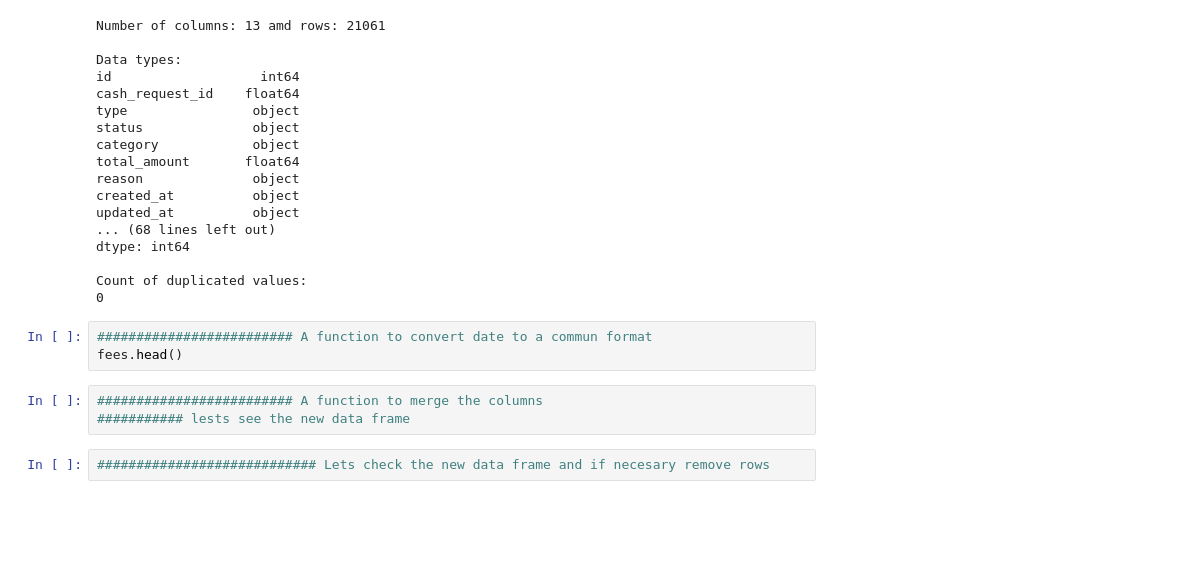
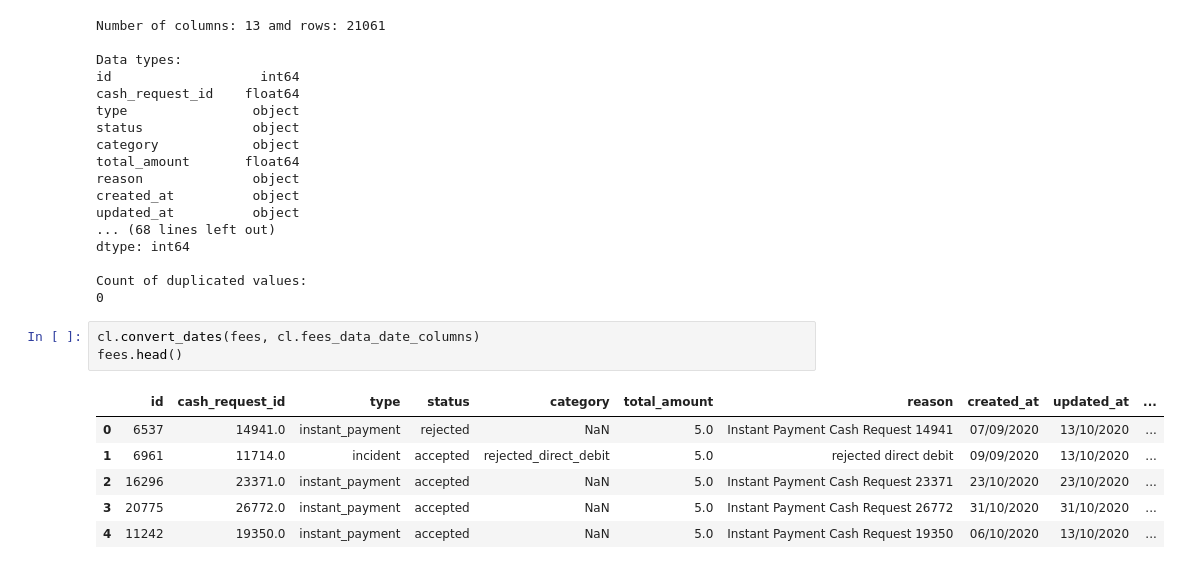
Before and after one commit to JayEm65/project-1-ironhack-payments-2-en, a Jupyter notebook: main.ipynb, the cells around one changed output. Saved outputs shown, nothing was run; the diff lists cells and outputs as text; blank space fills up the shorter version.

Commit message:
data cleaning corrected and implemented in main

```diff
--- a/main.ipynb
+++ b/main.ipynb
@@ -77,11 +88,13 @@ dtype: int64
 
 Count of duplicated values:
 0
-# %%
-######################### A function to convert date to a commun format
-fees.head()
-# %%
-######################### A function to merge the columns
-########### lests see the new data frame
-# %%
-############################ Lets check the new data frame and if necesary remove rows
+# %%
+cl.convert_dates(fees, cl.fees_data_date_columns)
+fees.head()
+# %% [output]
+|  | id | cash_request_id | type | status | category | total_amount | reason | created_at | updated_at | ... |
+| 0 | 6537 | 14941.0 | instant_payment | rejected | NaN | 5.0 | Instant Payment Cash Request 14941 | 07/09/2020 | 13/10/2020 | ... |
+| 1 | 6961 | 11714.0 | incident | accepted | rejected_direct_debit | 5.0 | rejected direct debit | 09/09/2020 | 13/10/2020 | ... |
+| 2 | 16296 | 23371.0 | instant_payment | accepted | NaN | 5.0 | Instant Payment Cash Request 23371 | 23/10/2020 | 23/10/2020 | ... |
+| 3 | 20775 | 26772.0 | instant_payment | accepted | NaN | 5.0 | Instant Payment Cash Request 26772 | 31/10/2020 | 31/10/2020 | ... |
+| 4 | 11242 | 19350.0 | instant_payment | accepted | NaN | 5.0 | Instant Payment Cash Request 19350 | 06/10/2020 | 13/10/2020 | ... |
```
Also changed, not shown: parts of 10 cells of this notebook, 2 other files.
